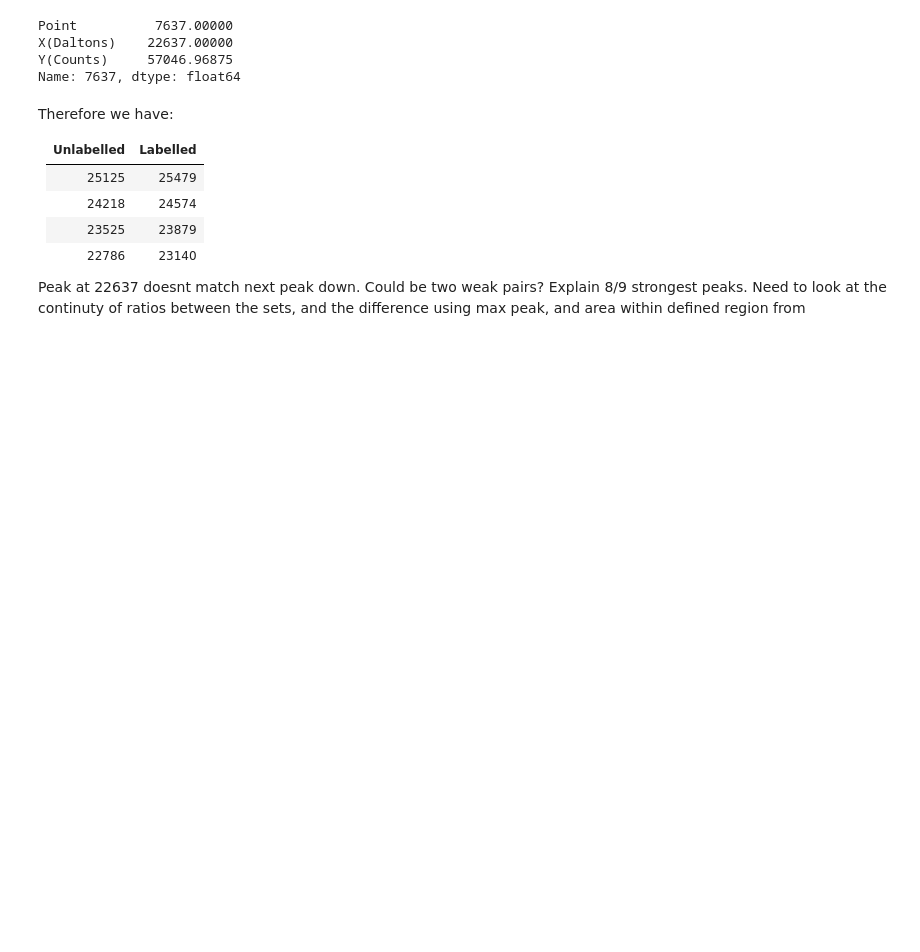
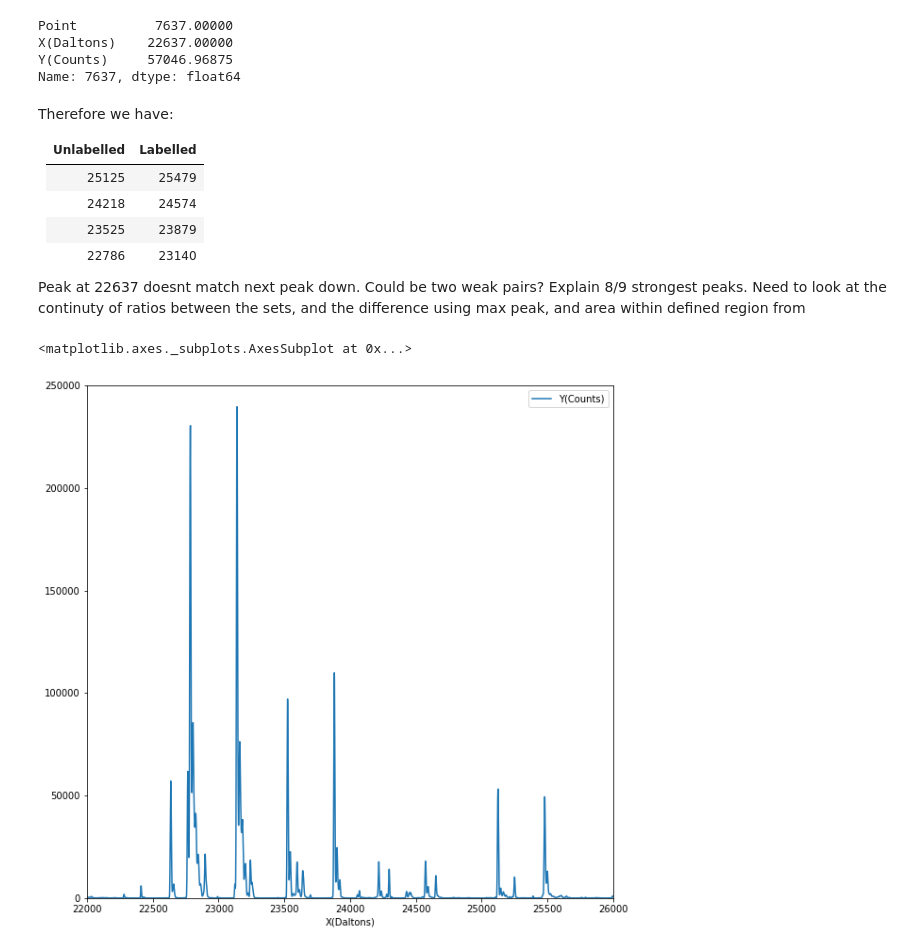
Before and after one commit to nelse003/mass_spec_ratio, a Jupyter notebook: NUDT7_ratios.ipynb, the cells around one changed output. Saved outputs shown, nothing was run; the diff lists cells and outputs as text; code cells hidden in the pictures; blank space fills up the shorter version.

```diff
--- a/NUDT7_ratios.ipynb
+++ b/NUDT7_ratios.ipynb
@@ -198,3 +218,8 @@ Therefore we have:
 | 22786 | 23140 |
 
 Peak at 22637 doesnt match next peak down. Could be two weak pairs? Explain 8/9 strongest peaks. Need to look at the continuty of ratios between the sets, and the difference using max peak, and area within defined region from
+# %%
+sample_df.plot(x='X(Daltons)',y='Y(Counts)',kind='line',ylim=(0,250000),xlim=(22000,26000))
+# %% [output]
+<matplotlib.axes._subplots.AxesSubplot at 0x...>
+[figure, added]
```
Also changed, not shown: parts of 34 cells of this notebook, 1 other file.
